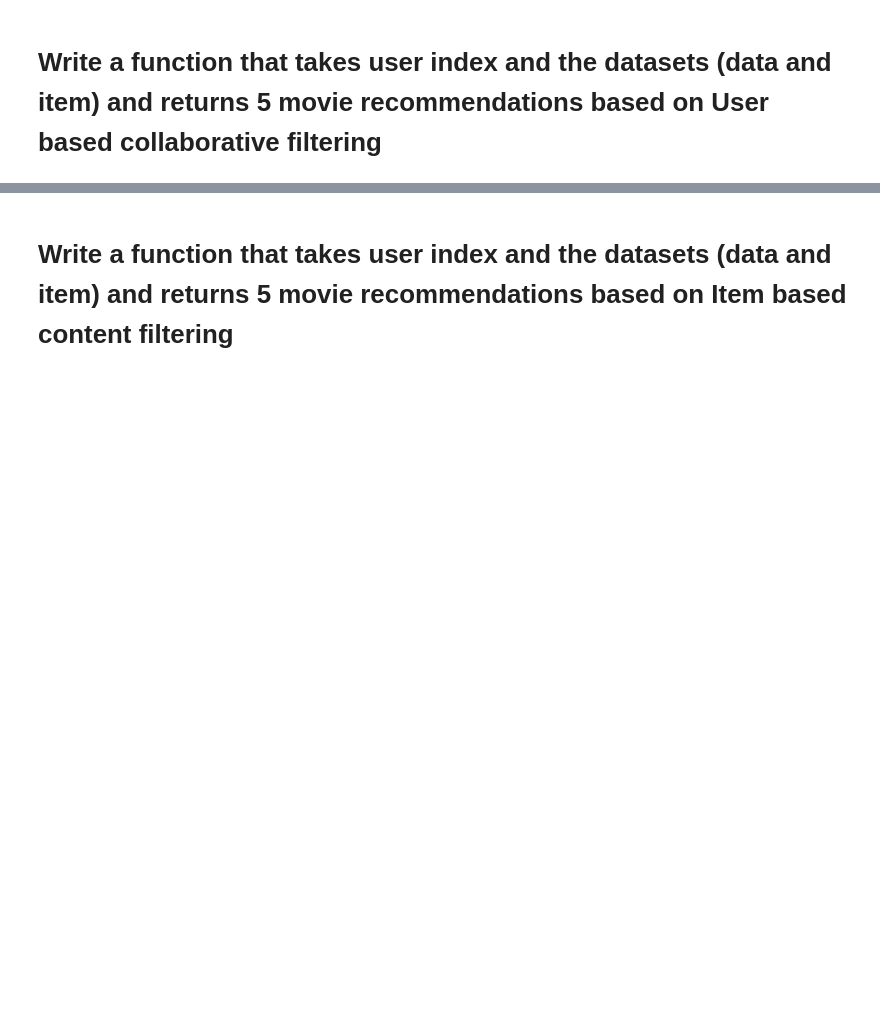
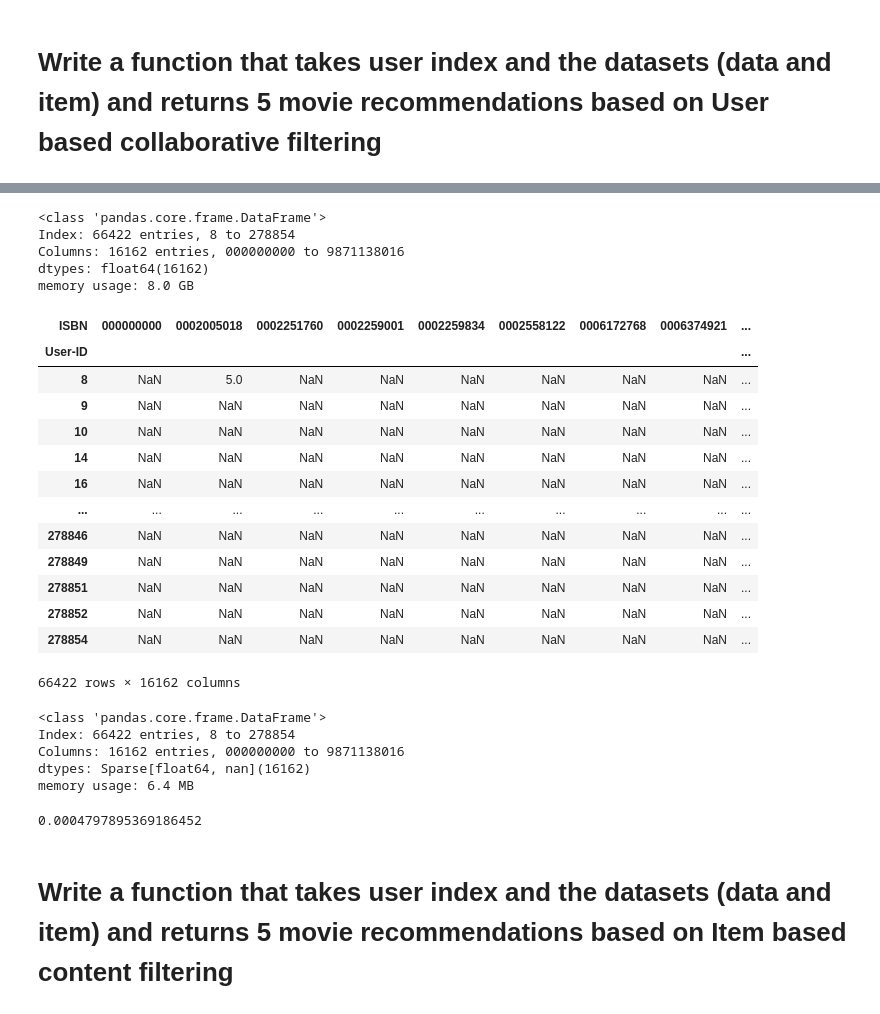
Before and after one commit to bkusuma/book-crossing-filtering-recommendations, a Jupyter notebook: notebooks/filtering-recommendations.ipynb, the cells around one changed output, grey strips where cells are left out. Cells and saved outputs as stored; diff of their text form; code cells hidden in the pictures; blank space fills up the shorter version.

```diff
--- a/notebooks/filtering-recommendations.ipynb
+++ b/notebooks/filtering-recommendations.ipynb
@@ -147,0 +129,40 @@ Hide these hints with HOMEBREW_NO_ENV_HINTS (see `man brew`).
+# %%
+user_ratings = ratings.pivot_table(index="User-ID", columns="ISBN", values="Book-Rating", aggfunc="mean")
+# %%
+user_ratings.info()
+# %% [output]
+<class 'pandas.core.frame.DataFrame'>
+Index: 66422 entries, 8 to 278854
+Columns: 16162 entries, 000000000 to 9871138016
+dtypes: float64(16162)
+memory usage: 8.0 GB
+# %%
+user_ratings_sparse = user_ratings.astype(pd.SparseDtype(dtype=np.float64, fill_value=np.nan))
+user_ratings_sparse
+# %% [output]
+| ISBN | 000000000 | 0002005018 | 0002251760 | 0002259001 | 0002259834 | 0002558122 | 0006172768 | 0006374921 | ... |
+| User-ID |  |  |  |  |  |  |  |  | ... |
+| 8 | NaN | 5.0 | NaN | NaN | NaN | NaN | NaN | NaN | ... |
+| 9 | NaN | NaN | NaN | NaN | NaN | NaN | NaN | NaN | ... |
+| 10 | NaN | NaN | NaN | NaN | NaN | NaN | NaN | NaN | ... |
+| 14 | NaN | NaN | NaN | NaN | NaN | NaN | NaN | NaN | ... |
+| 16 | NaN | NaN | NaN | NaN | NaN | NaN | NaN | NaN | ... |
+| ... | ... | ... | ... | ... | ... | ... | ... | ... | ... |
+| 278846 | NaN | NaN | NaN | NaN | NaN | NaN | NaN | NaN | ... |
+| 278849 | NaN | NaN | NaN | NaN | NaN | NaN | NaN | NaN | ... |
+| 278851 | NaN | NaN | NaN | NaN | NaN | NaN | NaN | NaN | ... |
+| 278852 | NaN | NaN | NaN | NaN | NaN | NaN | NaN | NaN | ... |
+| 278854 | NaN | NaN | NaN | NaN | NaN | NaN | NaN | NaN | ... |
+66422 rows × 16162 columns
+# %%
+user_ratings_sparse.info()
+# %% [output]
+<class 'pandas.core.frame.DataFrame'>
+Index: 66422 entries, 8 to 278854
+Columns: 16162 entries, 000000000 to 9871138016
+dtypes: Sparse[float64, nan](16162)
+memory usage: 6.4 MB
+# %%
+user_ratings_sparse.sparse.density
+# %% [output]
+0.0004797895369186452
```
Also changed, not shown: parts of 7 cells of this notebook.
